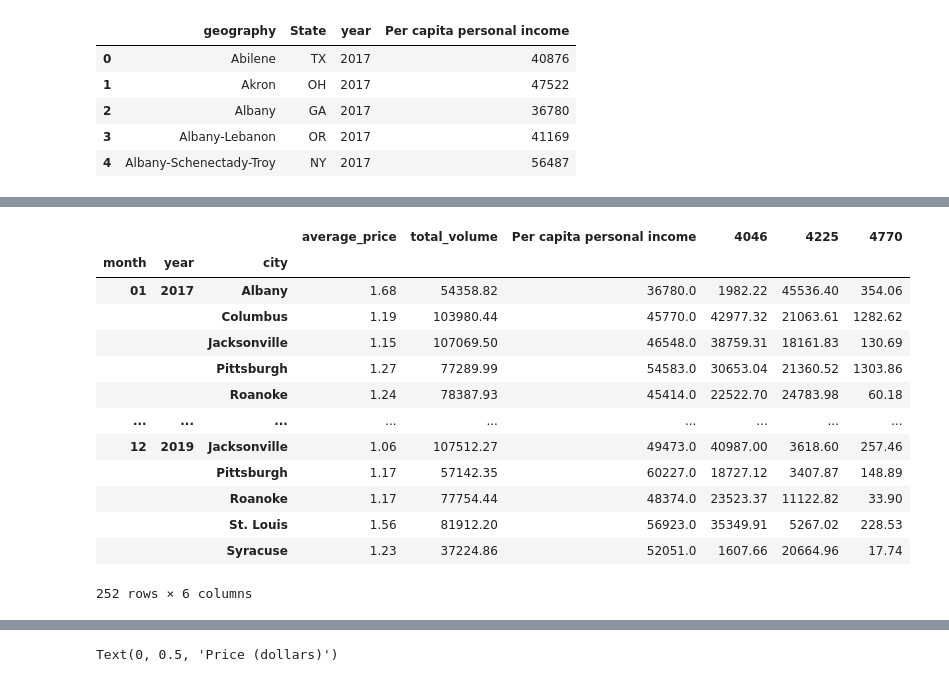
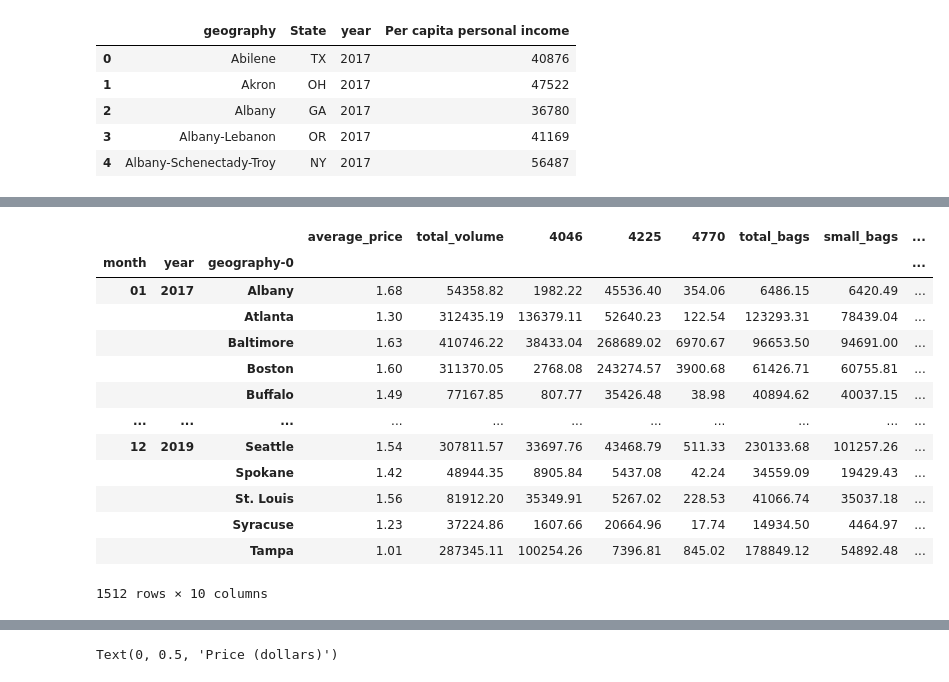
Before and after one commit to efennie/project_one, a Jupyter notebook: question_5_progress.ipynb, the cells around one changed output, grey strips where cells are left out. Cells and saved outputs as stored; diff of their text form; code cells hidden in the pictures.

```diff
--- a/question_5_progress.ipynb
+++ b/question_5_progress.ipynb
@@ -157,19 +189,19 @@ income_avocado
 # %%
 #get averages for each city per month per year, essentially condense all the data points per month into one averaged value
-grouped_by_month = pd.DataFrame(clean_merge.groupby(["month", "year", "city"]).mean().round(2))
+grouped_by_month = pd.DataFrame(income_avocado.groupby(["month", "year", "geography-0"]).mean().round(2))
 grouped_by_month
 # %% [output]
-|  |  |  | average_price | total_volume | Per capita personal income | 4046 | 4225 | 4770 |
-| month | year | city |  |  |  |  |  |  |
-| 01 | 2017 | Albany | 1.68 | 54358.82 | 36780.0 | 1982.22 | 45536.40 | 354.06 |
-|  |  | Columbus | 1.19 | 103980.44 | 45770.0 | 42977.32 | 21063.61 | 1282.62 |
-|  |  | Jacksonville | 1.15 | 107069.50 | 46548.0 | 38759.31 | 18161.83 | 130.69 |
-|  |  | Pittsburgh | 1.27 | 77289.99 | 54583.0 | 30653.04 | 21360.52 | 1303.86 |
-|  |  | Roanoke | 1.24 | 78387.93 | 45414.0 | 22522.70 | 24783.98 | 60.18 |
-| ... | ... | ... | ... | ... | ... | ... | ... | ... |
-| 12 | 2019 | Jacksonville | 1.06 | 107512.27 | 49473.0 | 40987.00 | 3618.60 | 257.46 |
-|  |  | Pittsburgh | 1.17 | 57142.35 | 60227.0 | 18727.12 | 3407.87 | 148.89 |
-|  |  | Roanoke | 1.17 | 77754.44 | 48374.0 | 23523.37 | 11122.82 | 33.90 |
-|  |  | St. Louis | 1.56 | 81912.20 | 56923.0 | 35349.91 | 5267.02 | 228.53 |
-|  |  | Syracuse | 1.23 | 37224.86 | 52051.0 | 1607.66 | 20664.96 | 17.74 |
+|  |  |  | average_price | total_volume | 4046 | 4225 | 4770 | total_bags | small_bags | ... |
+| month | year | geography-0 |  |  |  |  |  |  |  | ... |
+| 01 | 2017 | Albany | 1.68 | 54358.82 | 1982.22 | 45536.40 | 354.06 | 6486.15 | 6420.49 | ... |
+|  |  | Atlanta | 1.30 | 312435.19 | 136379.11 | 52640.23 | 122.54 | 123293.31 | 78439.04 | ... |
+|  |  | Baltimore | 1.63 | 410746.22 | 38433.04 | 268689.02 | 6970.67 | 96653.50 | 94691.00 | ... |
+|  |  | Boston | 1.60 | 311370.05 | 2768.08 | 243274.57 | 3900.68 | 61426.71 | 60755.81 | ... |
+|  |  | Buffalo | 1.49 | 77167.85 | 807.77 | 35426.48 | 38.98 | 40894.62 | 40037.15 | ... |
+| ... | ... | ... | ... | ... | ... | ... | ... | ... | ... | ... |
+| 12 | 2019 | Seattle | 1.54 | 307811.57 | 33697.76 | 43468.79 | 511.33 | 230133.68 | 101257.26 | ... |
+|  |  | Spokane | 1.42 | 48944.35 | 8905.84 | 5437.08 | 42.24 | 34559.09 | 19429.43 | ... |
+|  |  | St. Louis | 1.56 | 81912.20 | 35349.91 | 5267.02 | 228.53 | 41066.74 | 35037.18 | ... |
+|  |  | Syracuse | 1.23 | 37224.86 | 1607.66 | 20664.96 | 17.74 | 14934.50 | 4464.97 | ... |
+|  |  | Tampa | 1.01 | 287345.11 | 100254.26 | 7396.81 | 845.02 | 178849.12 | 54892.48 | ... |
-252 rows × 6 columns
+1512 rows × 10 columns
```
Also changed, not shown: parts of 7 cells of this notebook, 1 other file.
